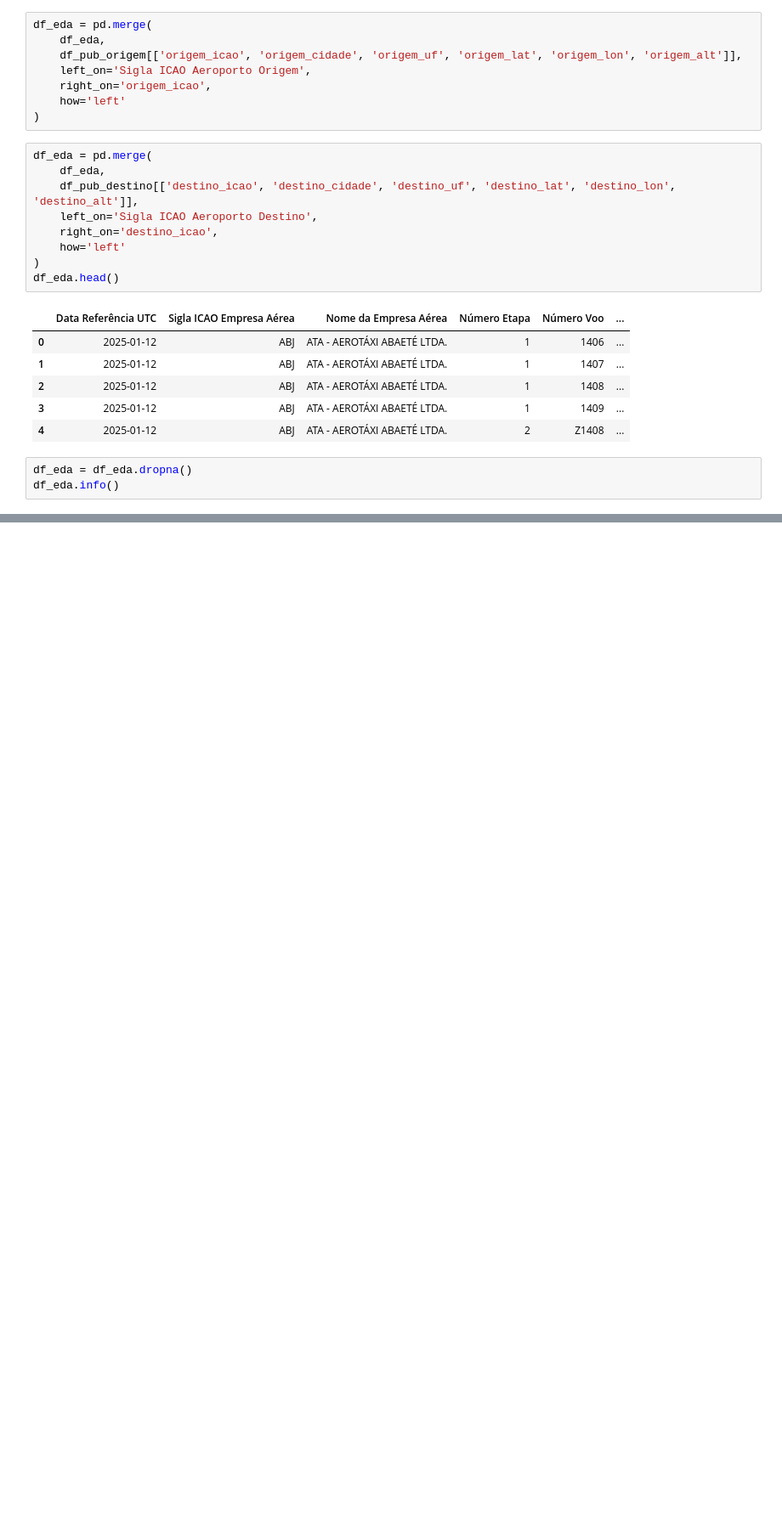
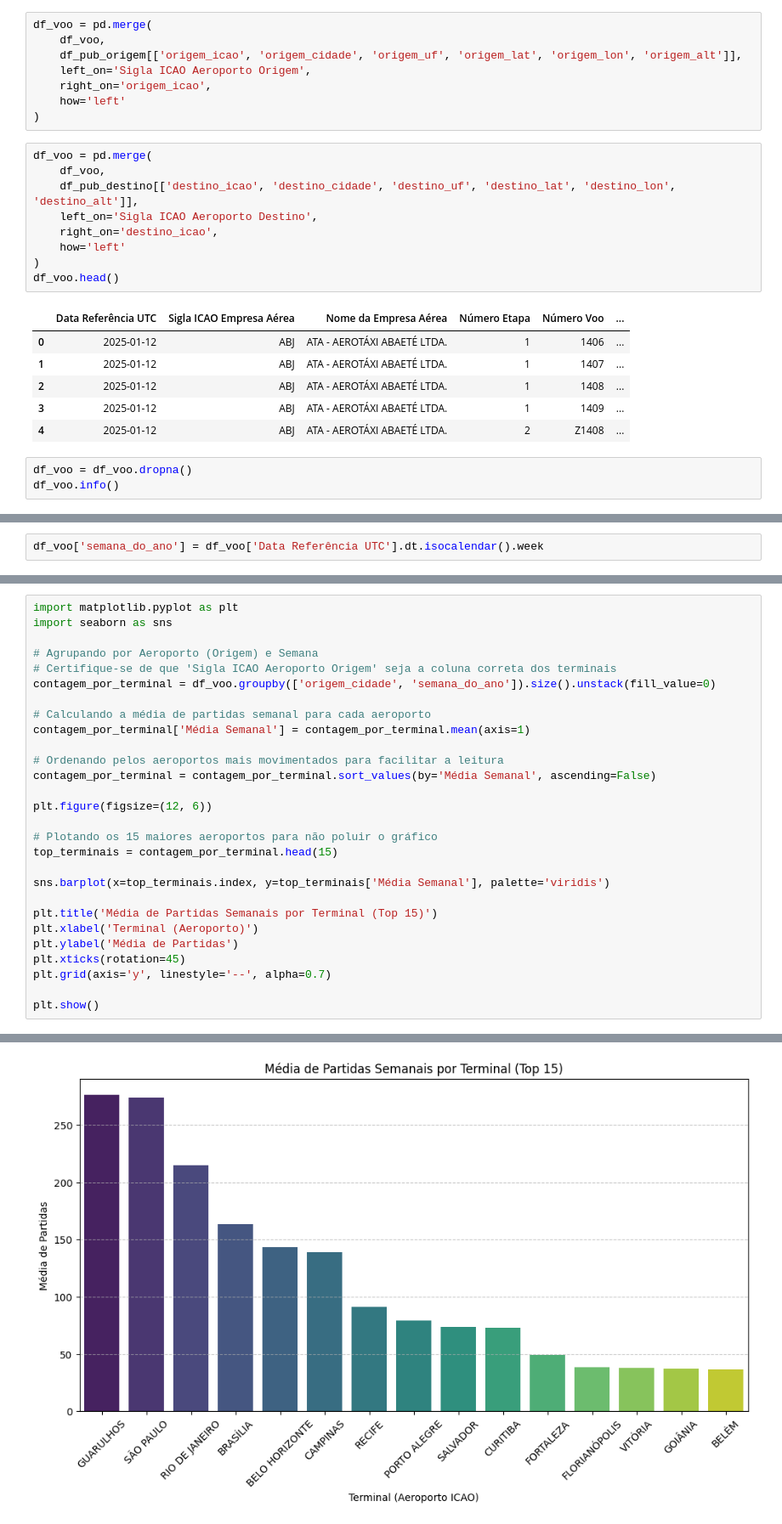
Before and after one commit to Adamlobe/univesp_tcc_ds, a Jupyter notebook: main.ipynb, the cells around one changed output, grey strips where cells are left out. Shown at 85% size. Drawn from its saved outputs; the diff is of its cells as text; blank space fills up the shorter version.

Commit message:
Adição do gráfico e da tabela dos terminais

```diff
--- a/main.ipynb
+++ b/main.ipynb
@@ -120,22 +120,22 @@ df_pub_destino = df_pub.rename(columns={
     'ALTITUDE': 'destino_alt'
 })
 # %%
-df_eda = pd.merge(
-    df_eda,
+df_voo = pd.merge(
+    df_voo,
     df_pub_origem[['origem_icao', 'origem_cidade', 'origem_uf', 'origem_lat', 'origem_lon', 'origem_alt']],
     left_on='Sigla ICAO Aeroporto Origem',
     right_on='origem_icao',
     how='left'
 )
 # %%
-df_eda = pd.merge(
-    df_eda,
+df_voo = pd.merge(
+    df_voo,
     df_pub_destino[['destino_icao', 'destino_cidade', 'destino_uf', 'destino_lat', 'destino_lon', 'destino_alt']],
     left_on='Sigla ICAO Aeroporto Destino',
     right_on='destino_icao',
     how='left'
 )
-df_eda.head()
+df_voo.head()
 # %% [output]
 |  | Data Referência UTC | Sigla ICAO Empresa Aérea | Nome da Empresa Aérea | Número Etapa | Número Voo | ... |
 | 0 | 2025-01-12 | ABJ | ATA - AEROTÁXI ABAETÉ LTDA. | 1 | 1406 | ... |
@@ -144,7 +144,7 @@ df_eda.head()
 | 3 | 2025-01-12 | ABJ | ATA - AEROTÁXI ABAETÉ LTDA. | 1 | 1409 | ... |
 | 4 | 2025-01-12 | ABJ | ATA - AEROTÁXI ABAETÉ LTDA. | 2 | Z1408 | ... |
 # %%
-df_eda = df_eda.dropna()
-df_eda.info()
+df_voo = df_voo.dropna()
+df_voo.info()
 # %% [output]
 <class 'pandas.DataFrame'>
@@ -173,3 +173,5 @@ df_eda.head()
 | 7 | 2025-01-12 | ACN | AZUL CONECTA LTDA. (EX TWO TAXI A... | 1 | 5110 | ... |
 | 8 | 2025-01-12 | ACN | AZUL CONECTA LTDA. (EX TWO TAXI A... | 1 | 5111 | ... |
 | 9 | 2025-01-12 | ACN | AZUL CONECTA LTDA. (EX TWO TAXI A... | 1 | 5112 | ... |
+# %%
+df_voo['semana_do_ano'] = df_voo['Data Referência UTC'].dt.isocalendar().week
@@ -175,0 +202,29 @@ df_eda.head()
+# %%
+import matplotlib.pyplot as plt
+import seaborn as sns
+
+# Agrupando por Aeroporto (Origem) e Semana
+# Certifique-se de que 'Sigla ICAO Aeroporto Origem' seja a coluna correta dos terminais
+contagem_por_terminal = df_voo.groupby(['origem_cidade', 'semana_do_ano']).size().unstack(fill_value=0)
+
+# Calculando a média de partidas semanal para cada aeroporto
+contagem_por_terminal['Média Semanal'] = contagem_por_terminal.mean(axis=1)
+
+# Ordenando pelos aeroportos mais movimentados para facilitar a leitura
+contagem_por_terminal = contagem_por_terminal.sort_values(by='Média Semanal', ascending=False)
+
+plt.figure(figsize=(12, 6))
+
+# Plotando os 15 maiores aeroportos para não poluir o gráfico
+top_terminais = contagem_por_terminal.head(15)
+
+sns.barplot(x=top_terminais.index, y=top_terminais['Média Semanal'], palette='viridis')
+
+plt.title('Média de Partidas Semanais por Terminal (Top 15)')
+plt.xlabel('Terminal (Aeroporto)')
+plt.ylabel('Média de Partidas')
+plt.xticks(rotation=45)
+plt.grid(axis='y', linestyle='--', alpha=0.7)
+
+plt.show()
+# %% [output]
@@ -175,0 +234 @@ df_eda.head()
+[figure, added]
```
Also changed, not shown: parts of 9 cells of this notebook, 2 other files.
